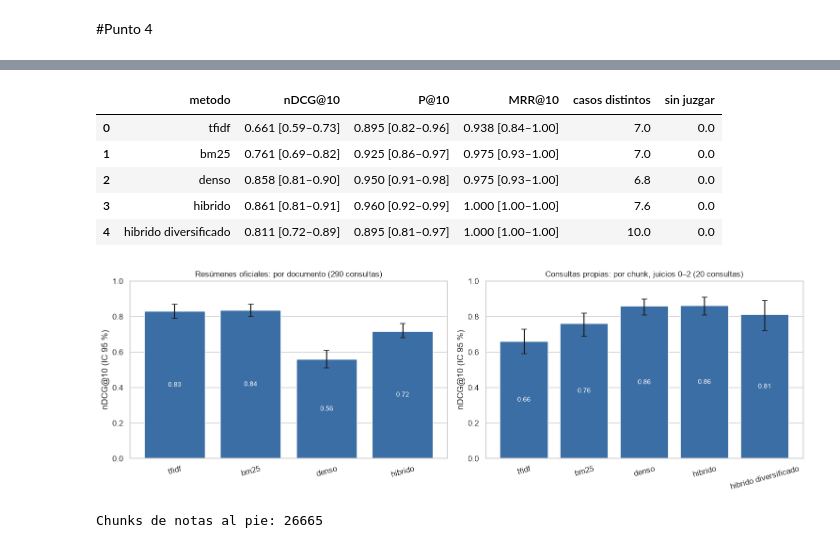
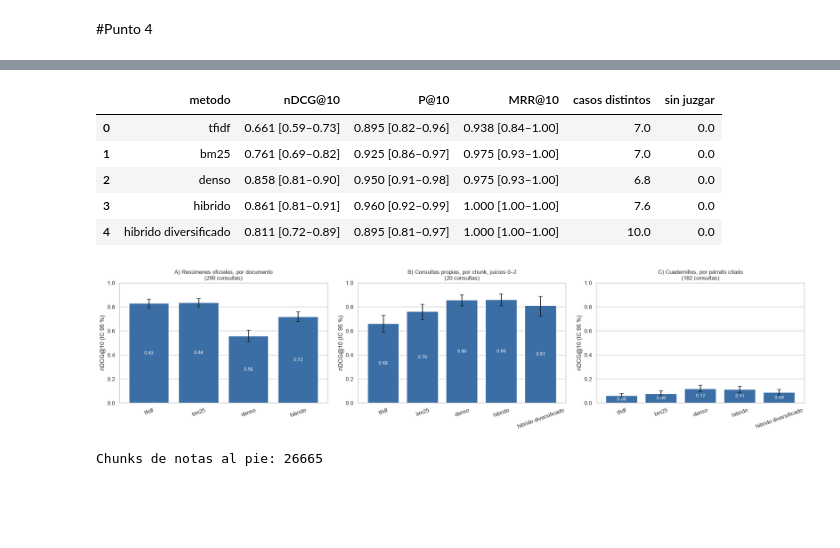
Before and after one commit to GiraldoB/RAG-CIDH, a Jupyter notebook: proyecto_(2).ipynb, the cells around one changed output, grey strips where cells are left out. Cells and saved outputs as stored; diff of their text form; code cells hidden in the pictures; blank space fills up the shorter version.

```diff
--- a/proyecto_(2).ipynb
+++ b/proyecto_(2).ipynb
@@ -3257,6 +3256,11 @@ print(Path(OUT_DIR / "tfidf_vectorizer.joblib").stat().st_size / 1e6, "MB tfidf"
 #    BM25, denso, híbrido e híbrido diversificado: 2 = desarrolla el tema (estándar o razonamiento de
 #    la Corte); 1 = lo trata de forma parcial (alegatos, hechos, una mención); 0 = no lo trata.
 #    Los juicios los hizo Claude (un modelo de lenguaje) y están en evaluacion/ para que el grupo los revise.
+# C) Cuadernillos de Jurisprudencia de la Corte IDH (relevancia por párrafo, juicios de la propia Corte).
+#    Cada subtema de un cuadernillo es una consulta («Desaparición forzada: Derecho a la verdad»); los párrafos
+#    que transcribe son relevantes con grado 2 y los que cita «en similar sentido», con grado 1.
+#    evaluacion/extraer_cuadernillos.py los extrae de los PDF. Los juicios son incompletos: hay párrafos
+#    relevantes que el cuadernillo no cita, así que las métricas de C son cotas inferiores y sirven para comparar.
 EVAL_DIR = BASE_DIR / "evaluacion"
 GENERICAS_TITULO = {"caso", "otros", "otras", "otro", "otra", "familiares", "miembros", "comunidad", "comunidades",
                     "pueblo", "pueblos", "indígena", "indígenas", "integrantes", "trabajadores", "masacre", "masacres",
@@ -3295,10 +3299,17 @@ consultas_prop = pd.read_csv(EVAL_DIR / "consultas_propias.csv")
 qrels_prop = pd.read_csv(EVAL_DIR / "qrels_consultas_propias.csv")
 ganancia_prop = {q: dict(zip(g["chunk_id"], g["relevancia"])) for q, g in qrels_prop.groupby("consulta_id")}
 
+consultas_cuad = pd.read_csv(EVAL_DIR / "consultas_cuadernillos.csv")
+qrels_cuad = pd.read_csv(EVAL_DIR / "qrels_cuadernillos.csv")
+ganancia_cuad_doc = {q: g.groupby("doc_id")["relevancia"].max().to_dict() for q, g in qrels_cuad.groupby("consulta_id")}
+
 print(f"A) Resúmenes oficiales: {len(consultas_res)} consultas, una sentencia relevante cada una")
 print(f"B) Consultas propias: {len(consultas_prop)} consultas, {len(qrels_prop)} juicios "
       f"{qrels_prop['relevancia'].value_counts().sort_index().to_dict()}")
+print(f"C) Cuadernillos: {len(consultas_cuad)} consultas de {consultas_cuad['tema'].nunique()} cuadernillos, "
+      f"{len(qrels_cuad)} párrafos citados de {qrels_cuad['doc_id'].nunique()} sentencias")
 display(consultas_res.sample(5, random_state=1)[["consulta", "titulo"]])
+display(consultas_cuad.sample(5, random_state=1)[["consulta"]])
 # %% [output]
 A) Resúmenes oficiales: 290 consultas, una sentencia relevante cada una
 B) Consultas propias: 20 consultas, 486 juicios {0: 50, 1: 195, 2: 241}
@@ -3424,0 +3452,22 @@ display(formatear(tabla_res, COLS_DOC))
+# %%
+# ============================================================
+# 4.4 RESULTADOS: RESÚMENES OFICIALES (A) Y CUADERNILLOS (C)
+# ============================================================
+# El híbrido diversificado (un resultado por caso) se evalúa en C por párrafo con buscar(), que es lo que vería
+# el usuario; en A no aplica, porque hay un solo documento relevante.
+COLS_DOC = ["R@1", "R@10", "MRR@10", "nDCG@10"]
+eval_principal = evaluar_variante(var_principal, "principal", METODOS)
+
+chunk_ids = df_chunks["chunk_id"].to_numpy()
+gan_parr_ids = {q: {chunk_ids[i]: g for i, g in d.items()} for q, d in ganancia_cuadernillos(df_chunks).items()}
+eval_div = pd.DataFrame([{"conjunto": "C párrafo", "variante": "principal", "metodo": "hibrido diversificado",
+                          "consulta_id": q.consulta_id,
+                          **metricas(buscar(q.consulta, "hibrido", k=10)["chunk_id"].tolist(), gan_parr_ids.get(q.consulta_id, {}))}
+                         for q in consultas_cuad.itertuples()])
+eval_principal = pd.concat([eval_principal, eval_div], ignore_index=True)
+
+tablas = {c: resumir(g, ["metodo"], COLS_DOC) for c, g in eval_principal.groupby("conjunto", sort=False)}
+for c, n in [("A", len(consultas_res)), ("C párrafo", len(consultas_cuad)), ("C documento", len(consultas_cuad))]:
+    print(f"\n{c} ({n} consultas)")
+    display(formatear(tablas[c], COLS_DOC))
+tabla_res = tablas["A"]
@@ -3435,37 +3504,38 @@ for q in consultas_prop.itertuples():
     for nombre, metodo, div in SISTEMAS_PROP:
         res = buscar(q.consulta, metodo, k=10, diversificado=div)
         ids = res["chunk_id"].tolist()
         filas.append({"metodo": nombre, "consulta_id": q.consulta_id, **metricas(ids, g),
                       "P@10": np.mean([g.get(i, 0) > 0 for i in ids]),
                       "casos distintos": res["caso_id"].nunique(),
                       "sin juzgar": np.mean([i not in g for i in ids])})
 eval_prop = pd.DataFrame(filas)
 COLS_PROP = ["nDCG@10", "P@10", "MRR@10"]
 tabla_prop = resumir(eval_prop, ["metodo"], COLS_PROP)
 display(formatear(tabla_prop, COLS_PROP).assign(
     **{"casos distintos": eval_prop.groupby("metodo", sort=False)["casos distintos"].mean().round(1).values,
        "sin juzgar": eval_prop.groupby("metodo", sort=False)["sin juzgar"].mean().round(3).values}))
 
-fig, ax = plt.subplots(1, 2, figsize=(14, 4.6))
-for a, (t, titulo) in zip(ax, [(tabla_res, f"Resúmenes oficiales: por documento ({len(consultas_res)} consultas)"),
-                               (tabla_prop, f"Consultas propias: por chunk, juicios 0–2 ({len(consultas_prop)} consultas)")]):
+fig, ax = plt.subplots(1, 3, figsize=(20, 4.8))
+for a, (t, titulo) in zip(ax, [(tabla_res, f"A) Resúmenes oficiales, por documento\n({len(consultas_res)} consultas)"),
+                               (tabla_prop, f"B) Consultas propias, por chunk, juicios 0–2\n({len(consultas_prop)} consultas)"),
+                               (tablas["C párrafo"], f"C) Cuadernillos, por párrafo citado\n({len(consultas_cuad)} consultas)")]):
     m = t["nDCG@10"].to_numpy()
     lo, hi = np.array([x[0] for x in t["nDCG@10 IC"]]), np.array([x[1] for x in t["nDCG@10 IC"]])
     barras = a.bar(t["metodo"], m, yerr=[m - lo, hi - m], capsize=4, color="#3b6ea5")
     a.bar_label(barras, labels=[f"{v:.2f}" for v in m], label_type="center", color="white", fontsize=9)
     a.set_ylim(0, 1)
     a.grid(False, axis="x")
     a.set_ylabel("nDCG@10 (IC 95 %)")
     a.set_title(titulo, fontsize=11)
-    a.tick_params(axis="x", rotation=15)
+    a.tick_params(axis="x", rotation=20)
 guardar_fig("fig11_evaluacion_metodos")
 # %% [output]
 |  | metodo | nDCG@10 | P@10 | MRR@10 | casos distintos | sin juzgar |
 | 0 | tfidf | 0.661 [0.59–0.73] | 0.895 [0.82–0.96] | 0.938 [0.84–1.00] | 7.0 | 0.0 |
 | 1 | bm25 | 0.761 [0.69–0.82] | 0.925 [0.86–0.97] | 0.975 [0.93–1.00] | 7.0 | 0.0 |
 | 2 | denso | 0.858 [0.81–0.90] | 0.950 [0.91–0.98] | 0.975 [0.93–1.00] | 6.8 | 0.0 |
 | 3 | hibrido | 0.861 [0.81–0.91] | 0.960 [0.92–0.99] | 1.000 [1.00–1.00] | 7.6 | 0.0 |
 | 4 | hibrido diversificado | 0.811 [0.72–0.89] | 0.895 [0.81–0.97] | 1.000 [1.00–1.00] | 10.0 | 0.0 |
-[figure, old version]
+[figure, new version]
 # %%
 # ============================================================
```
Also changed, not shown: parts of 8 cells of this notebook, 6 other files.
